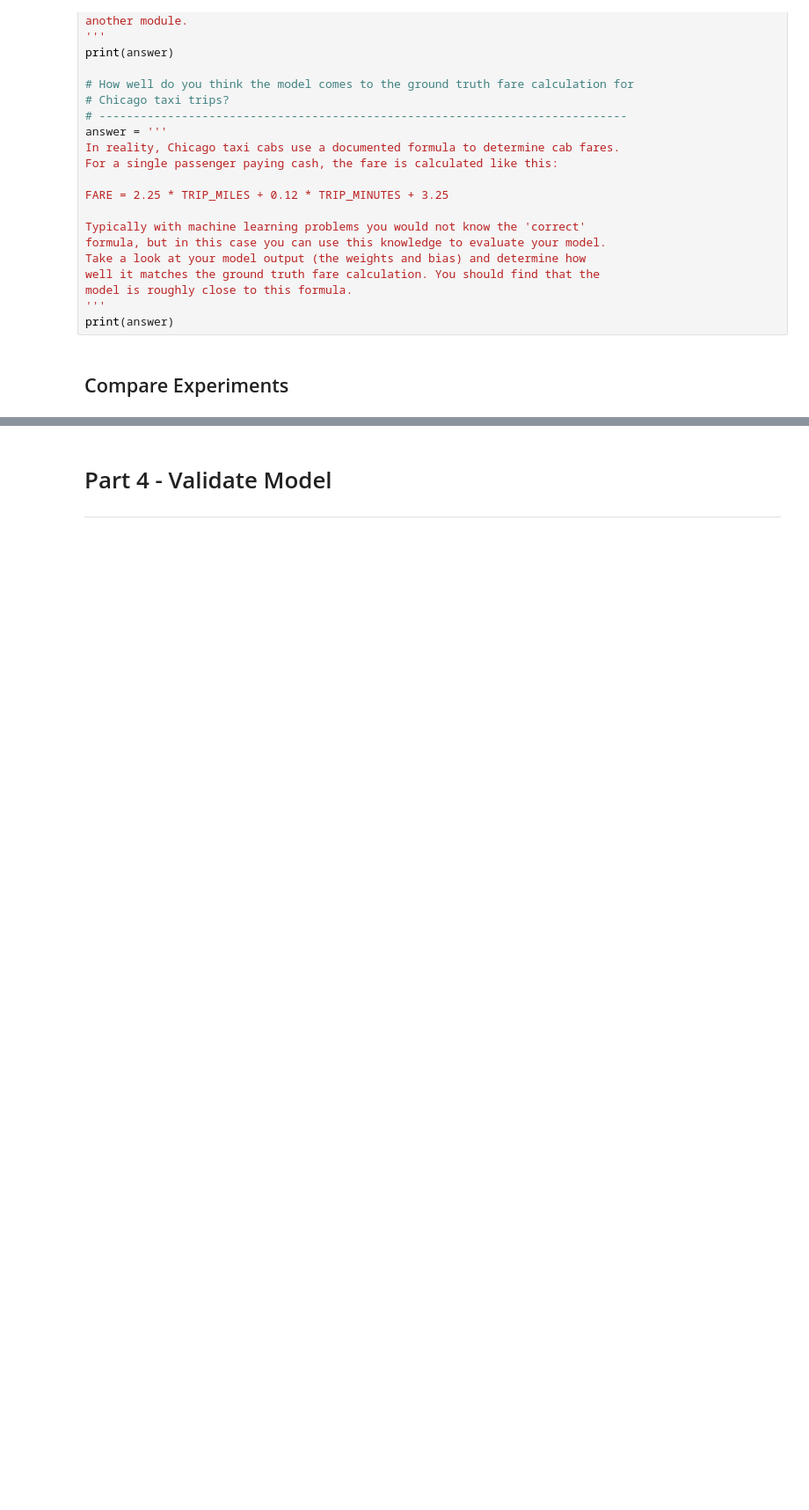
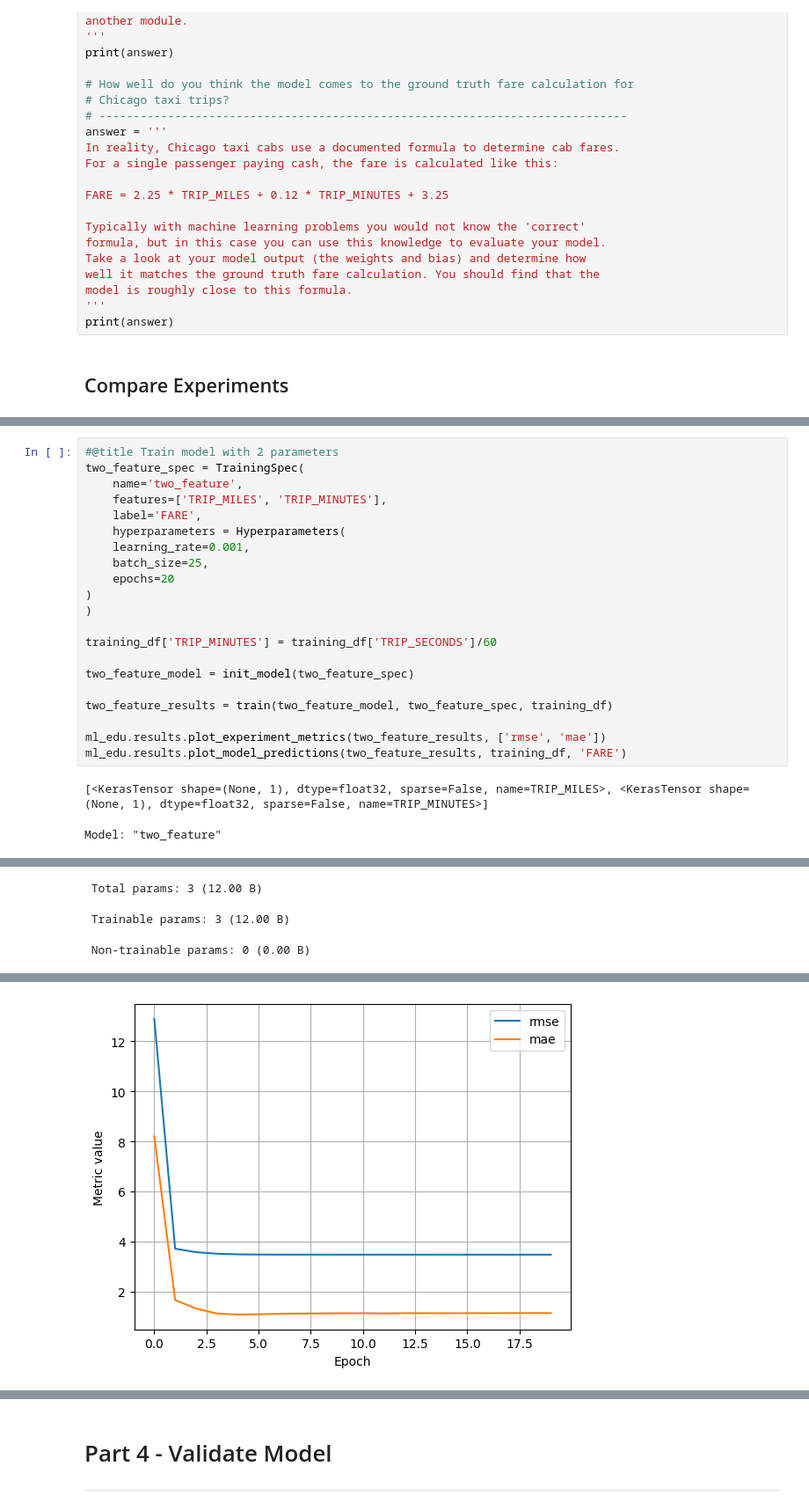
Before and after one commit to devangrajarora/learning-ml, a Jupyter notebook: google-cc/linear_regression_taxi.ipynb, the cells around one changed output, grey strips where cells are left out. Shown at 88% size. Saved outputs shown, nothing was run; the diff lists cells and outputs as text; blank space fills up the shorter version.

```diff
--- a/google-cc/linear_regression_taxi.ipynb
+++ b/google-cc/linear_regression_taxi.ipynb
@@ -710,0 +719,24 @@ ml_edu.results.compare_experiment([experiment_1, experiment_3], ['rmse'], traini
+# %%
+#@title Train model with 2 parameters
+two_feature_spec = TrainingSpec(
+    name='two_feature',
+    features=['TRIP_MILES', 'TRIP_MINUTES'],
+    label='FARE',
+    hyperparameters = Hyperparameters(
+    learning_rate=0.001,
+    batch_size=25,
+    epochs=20
+)
+)
+
+training_df['TRIP_MINUTES'] = training_df['TRIP_SECONDS']/60
+
+two_feature_model = init_model(two_feature_spec)
+
+two_feature_results = train(two_feature_model, two_feature_spec, training_df)
+
+ml_edu.results.plot_experiment_metrics(two_feature_results, ['rmse', 'mae'])
+ml_edu.results.plot_model_predictions(two_feature_results, training_df, 'FARE')
+# %% [output]
+[<KerasTensor shape=(None, 1), dtype=float32, sparse=False, name=TRIP_MILES>, <KerasTensor shape=(None, 1), dtype=float32, sparse=False, name=TRIP_MINUTES>]
+Model: "two_feature"
@@ -710,0 +757,3 @@ ml_edu.results.compare_experiment([experiment_1, experiment_3], ['rmse'], traini
+ Total params: 3 (12.00 B)
+ Trainable params: 3 (12.00 B)
+ Non-trainable params: 0 (0.00 B)
@@ -710,0 +778 @@ ml_edu.results.compare_experiment([experiment_1, experiment_3], ['rmse'], traini
+[figure, added]
```
Also changed, not shown: parts of 12 cells of this notebook.
